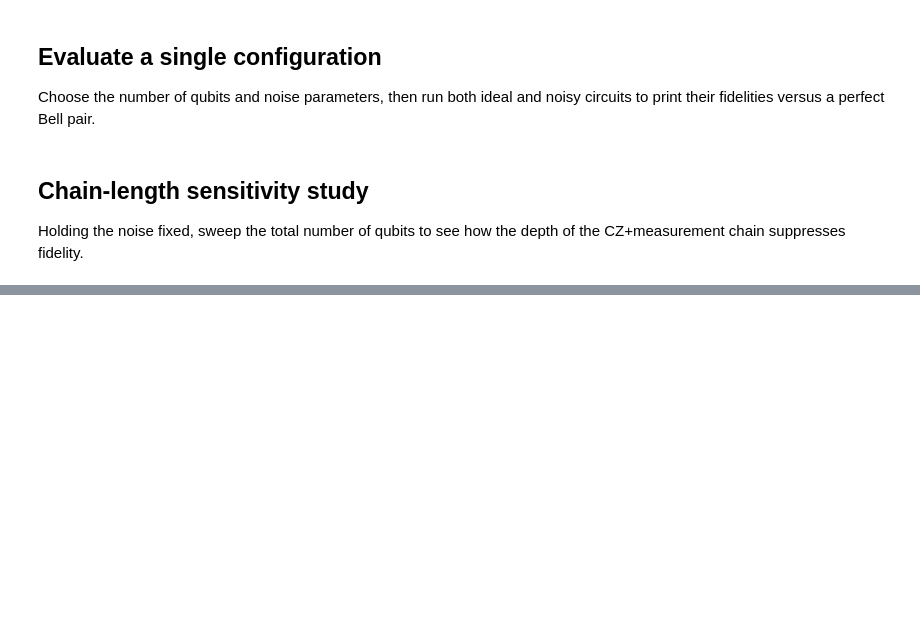
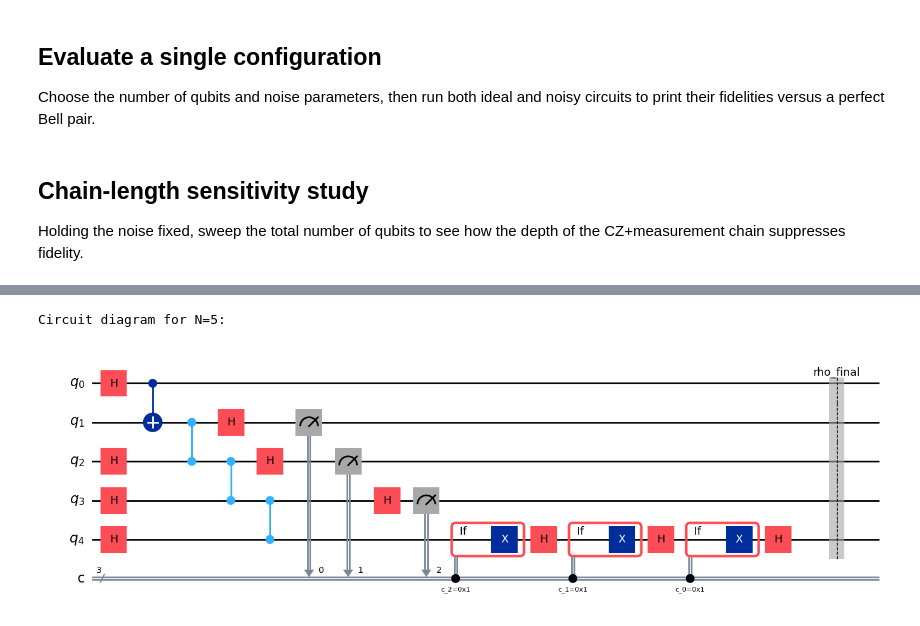
Before and after one commit to cqqqq01-source/Quantum_Teleportation_1d_chain_simulation, a Jupyter notebook: n_qubit_teleportation_feed_back_noise.ipynb, the cells around one changed output, grey strips where cells are left out. Saved outputs shown, nothing was run; the diff lists cells and outputs as text; code cells hidden in the pictures; blank space fills up the shorter version.

```diff
--- a/n_qubit_teleportation_feed_back_noise.ipynb
+++ b/n_qubit_teleportation_feed_back_noise.ipynb
@@ -215,0 +216,8 @@ Chain length sensitivity (fixed noise):
+# %%
+# Draw the circuit for visual inspection
+print(f"\nCircuit diagram for N={num_qubits}:")
+circuit = build_n_qubit_circuit(num_qubits)
+circuit.draw("mpl")
+# %% [output]
+Circuit diagram for N=5:
+[figure, added]
```
Also changed, not shown: parts of 2 cells of this notebook, 1 other file.
